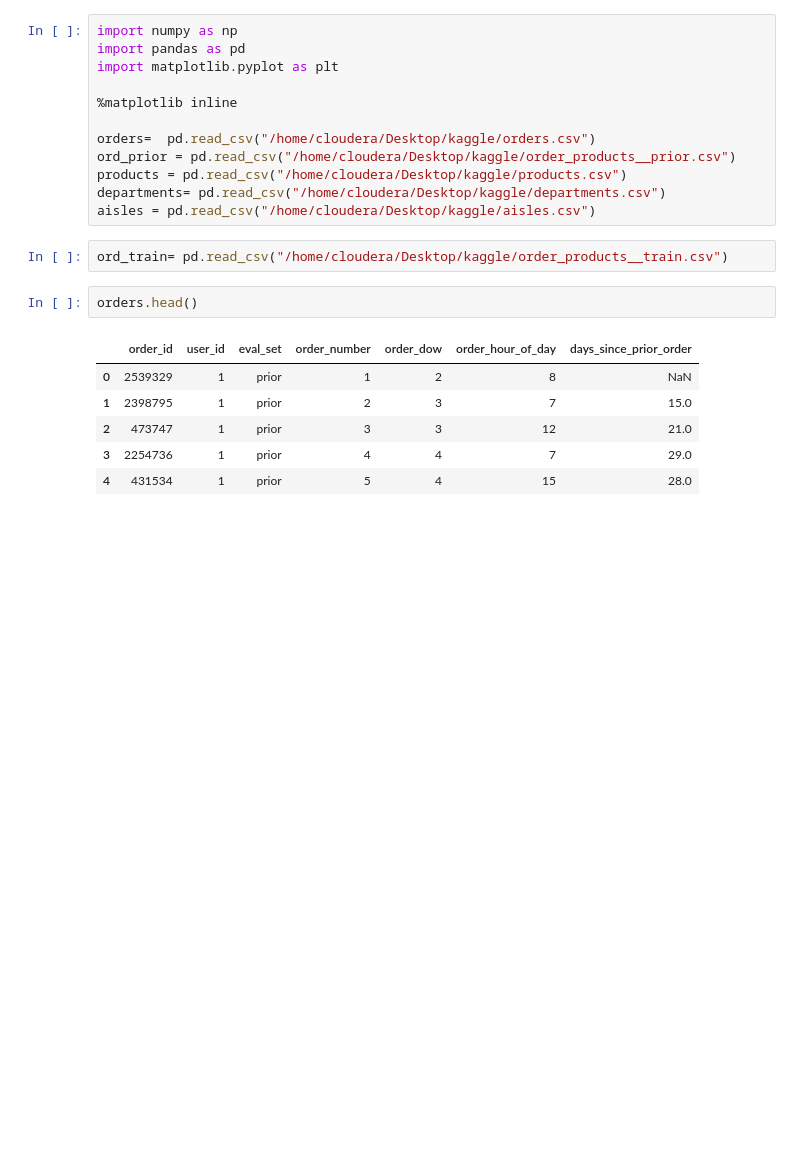
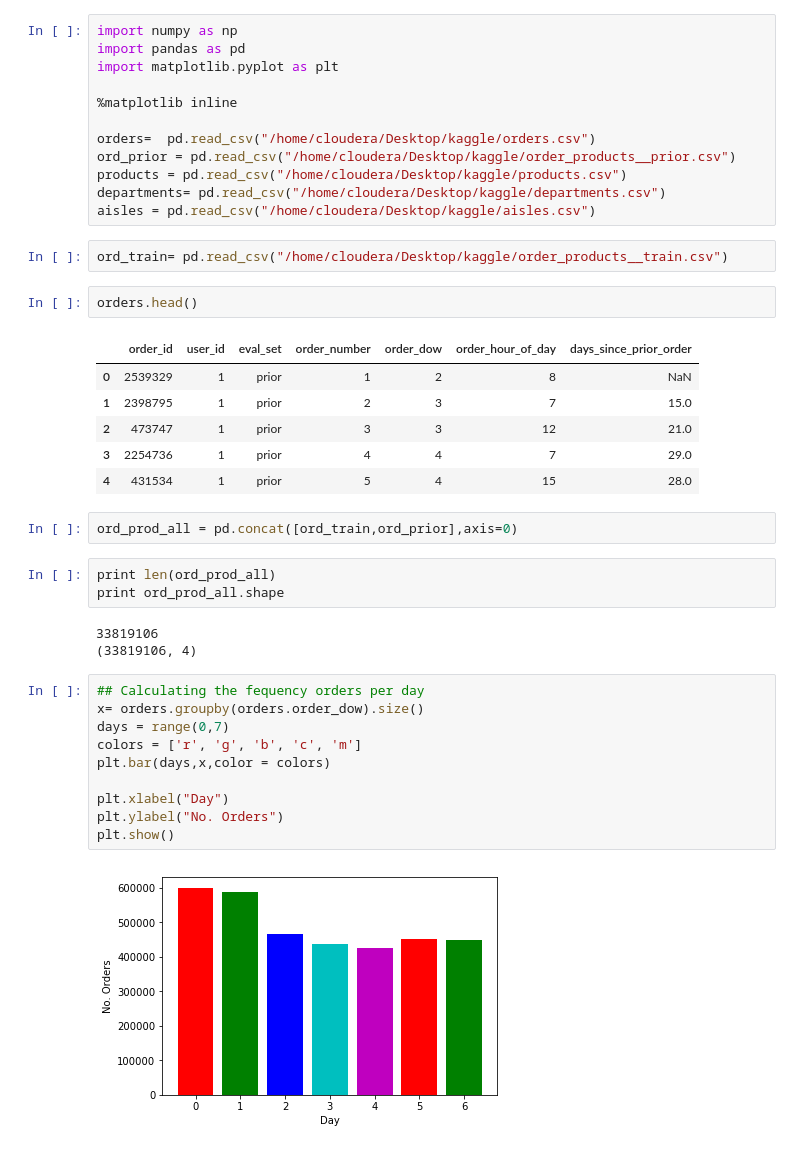
Before and after one commit to suvirgupta/Projects, a Jupyter notebook: MarketBasketAnalysis/Visual_Analysis.ipynb, the cells around one changed output. Cells and saved outputs as stored; diff of their text form; blank space fills up the shorter version.

```diff
--- a/MarketBasketAnalysis/Visual_Analysis.ipynb
+++ b/MarketBasketAnalysis/Visual_Analysis.ipynb
@@ -21,3 +21,23 @@ orders.head()
 | 2 | 473747 | 1 | prior | 3 | 3 | 12 | 21.0 |
 | 3 | 2254736 | 1 | prior | 4 | 4 | 7 | 29.0 |
 | 4 | 431534 | 1 | prior | 5 | 4 | 15 | 28.0 |
+# %%
+ord_prod_all = pd.concat([ord_train,ord_prior],axis=0)
+# %%
+print len(ord_prod_all)
+print ord_prod_all.shape
+# %% [output]
+33819106
+(33819106, 4)
+# %%
+## Calculating the fequency orders per day
+x= orders.groupby(orders.order_dow).size()
+days = range(0,7)
+colors = ['r', 'g', 'b', 'c', 'm']
+plt.bar(days,x,color = colors)
+
+plt.xlabel("Day")
+plt.ylabel("No. Orders")
+plt.show()
+# %% [output]
+[figure, added]
```
Also changed, not shown: parts of 4 cells of this notebook, 2 other files.
